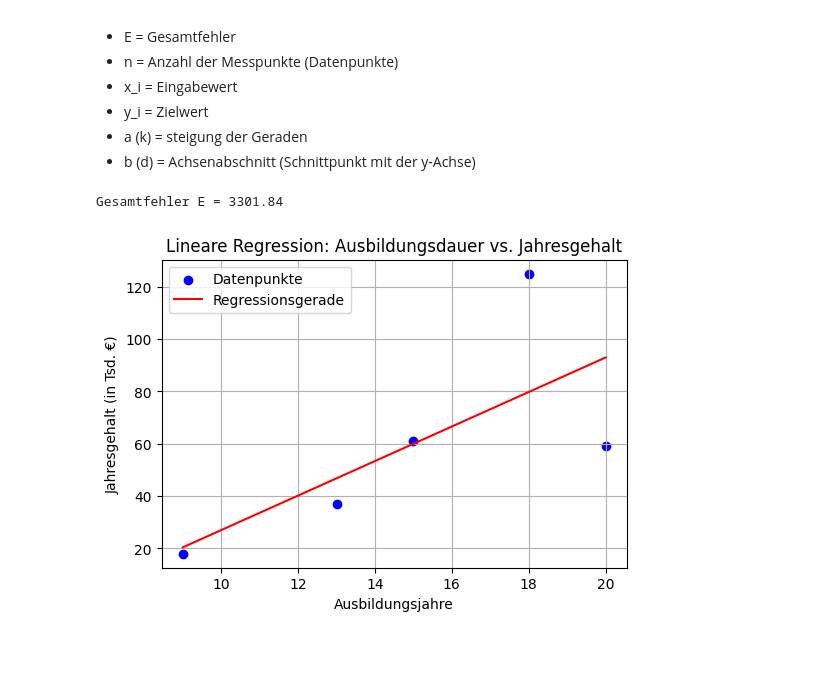
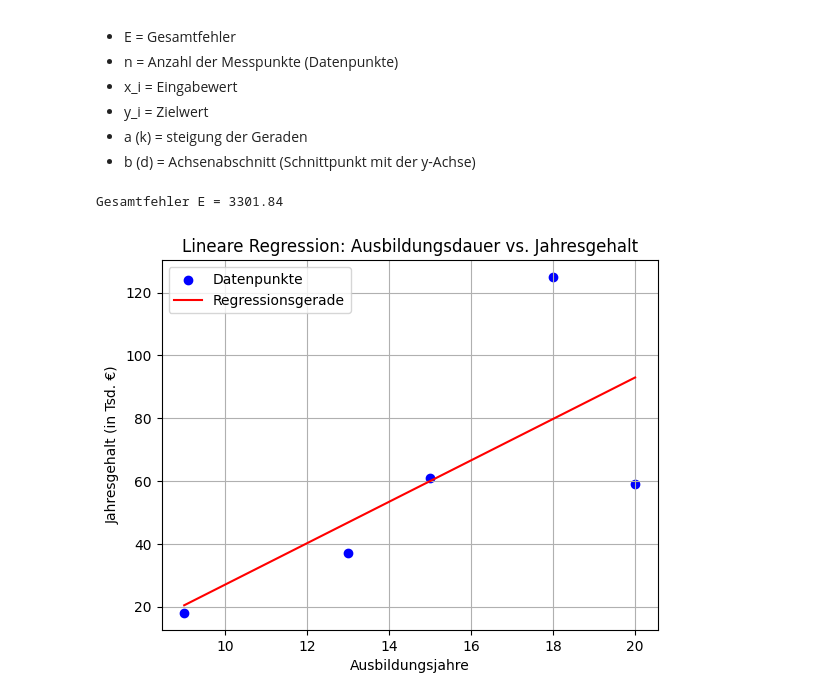
Before and after one commit to ImpressMee/Semester_3, a Jupyter notebook: 3. Stochastik/Uebungsaufgaben/uebungsblatt1.ipynb, the cells around one changed output. Saved outputs shown, nothing was run; the diff lists cells and outputs as text; code cells hidden in the pictures; blank space fills up the shorter version.

```diff
--- a/3. Stochastik/Uebungsaufgaben/uebungsblatt1.ipynb
+++ b/3. Stochastik/Uebungsaufgaben/uebungsblatt1.ipynb
@@ -441,28 +441,26 @@ oder anders dargestellt:
 # %%
 import matplotlib.pyplot as plt
 
 # Regressionsparameter
 k = s_xy / (s_x**2)
 d = mean_y - k * mean_x
 
 # Vorhersagewerte (Gerade)
 y_pred = k * ausbildung_x + d
 
 # Gesamtfehler (Summe der Quadrate)
 E = np.sum((jahresgehalt_y - y_pred)**2)
 print(f"Gesamtfehler E = {E:.2f}")
 
 # Plot
-plt.figure(figsize=(6, 4))
 plt.scatter(ausbildung_x, jahresgehalt_y, color='blue', label='Datenpunkte')
 plt.plot(ausbildung_x, y_pred, color='red', label='Regressionsgerade')
 plt.xlabel("Ausbildungsjahre")
 plt.ylabel("Jahresgehalt (in Tsd. €)")
 plt.title("Lineare Regression: Ausbildungsdauer vs. Jahresgehalt")
 plt.legend()
 plt.grid(True)
 plt.show()
-plt.show()
 # %% [output]
 Gesamtfehler E = 3301.84
-[figure, old version]
+[figure, new version]
```
